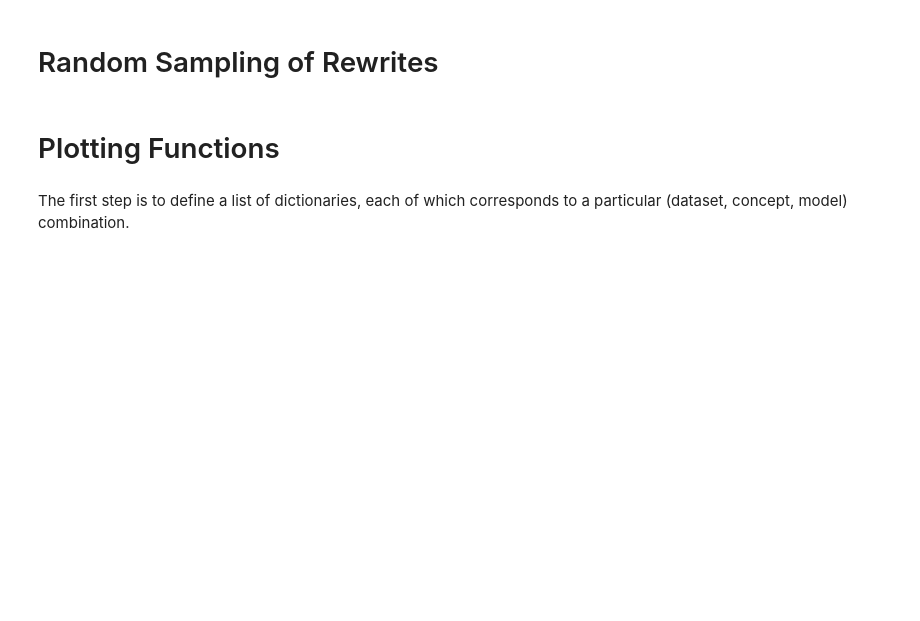
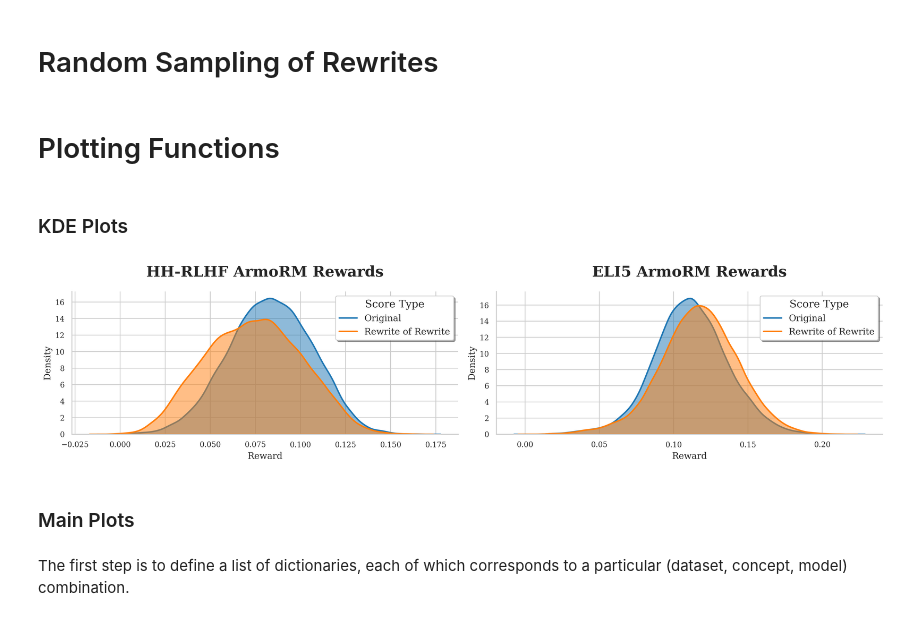
Before and after one commit to toddnief/RATE, a Jupyter notebook: experiments/results.ipynb, the cells around one changed output. Saved outputs shown, nothing was run; the diff lists cells and outputs as text; code cells hidden in the pictures; blank space fills up the shorter version.

Commit message:
fixed plots

```diff
--- a/experiments/results.ipynb
+++ b/experiments/results.ipynb
@@ -100,3 +97,5 @@ from utils_plotting import naive_vs_RATE, att_atu, synthetic_subplots
 from utils import load_dataset_from_json, write_to_json
 import warnings
 warnings.filterwarnings('ignore')
+# %% [markdown]
+### KDE Plots
@@ -103,3 +144,70 @@ warnings.filterwarnings('ignore')
+# %%
+import seaborn as sns
+import matplotlib.pyplot as plt
+import numpy as np
+from matplotlib.lines import Line2D
+
+# Set the style to a more academic look
+sns.set_theme(style="whitegrid", font="serif")
+
+# Calculate the means for HH-RLHF and ELI5 scores
+hh_rlhf_original_mean = np.mean(hh_rlhf_armoRM_original_scores)
+hh_rlhf_rewrite_mean = np.mean(hh_rlhf_armoRM_rewrite_rewrite_scores)
+eli5_original_mean = np.mean(eli5_armoRM_original_scores)
+eli5_rewrite_mean = np.mean(eli5_armoRM_rewrite_rewrite_scores)
+
+# Create the figure with two subplots, with a more horizontal layout
+fig, (ax1, ax2) = plt.subplots(1, 2, figsize=(16, 4), dpi=300)
+
+# Define a more professional color palette
+colors = ["#1f77b4", "#ff7f0e"]
+
+# KDE plot for HH-RLHF scores (first subplot)
+sns.kdeplot(hh_rlhf_armoRM_original_scores, label="Original",
+            color=colors[0], fill=True, alpha=0.5, linewidth=2, ax=ax1)
+sns.kdeplot(hh_rlhf_armoRM_rewrite_rewrite_scores, label="Rewritten",
+            color=colors[1], fill=True, alpha=0.5, linewidth=2, ax=ax1)
+
+# Set titles and labels for the first subplot
+ax1.set_title("HH-RLHF ArmoRM Rewards", fontsize=20, fontweight='bold', pad=20)
+ax1.set_xlabel("Reward", fontsize=12)
+ax1.set_ylabel("Density", fontsize=12)
+ax1.tick_params(axis='both', which='major', labelsize=10)
+ax1.spines['top'].set_visible(False)
+ax1.spines['right'].set_visible(False)
+
+# KDE plot for ELI5 scores (second subplot)
+sns.kdeplot(eli5_armoRM_original_scores, label="Original",
+            color=colors[0], fill=True, alpha=0.5, linewidth=2, ax=ax2)
+sns.kdeplot(eli5_armoRM_rewrite_rewrite_scores, label="Rewritten",
+            color=colors[1], fill=True, alpha=0.5, linewidth=2, ax=ax2)
+
+# Set titles and labels for the second subplot
+ax2.set_title("ELI5 ArmoRM Rewards", fontsize=20, fontweight='bold', pad=20)
+ax2.set_xlabel("Reward", fontsize=12)
+ax2.set_ylabel("Density", fontsize=12)
+ax2.tick_params(axis='both', which='major', labelsize=10)
+ax2.spines['top'].set_visible(False)
+ax2.spines['right'].set_visible(False)
+
+# Add the custom legend with KDE plot colors and the mean indicator
+ax1.legend(handles=[Line2D([0], [0], color=colors[0], linewidth=2, label="Original"),
+                    Line2D([0], [0], color=colors[1], linewidth=2, label="Rewrite of Rewrite")],
+           title="Score Type", title_fontsize='14', fontsize=12, frameon=True, fancybox=True, shadow=True)
+
+ax2.legend(handles=[Line2D([0], [0], color=colors[0], linewidth=2, label="Original"),
+                    Line2D([0], [0], color=colors[1], linewidth=2, label="Rewrite of Rewrite")],
+           title="Score Type", title_fontsize='14', fontsize=12, frameon=True, fancybox=True, shadow=True)
+
+# Adjust layout to avoid overlap
+plt.tight_layout()
+
+# Show the plot
+plt.show()
+# %% [output]
+[figure, added]
+# %% [markdown]
+### Main Plots
 # %% [markdown]
 The first step is to define a list of dictionaries, each of which corresponds to a particular (dataset, concept, model) combination.
 # %%
```
Also changed, not shown: parts of 11 cells of this notebook, 1 other file.
